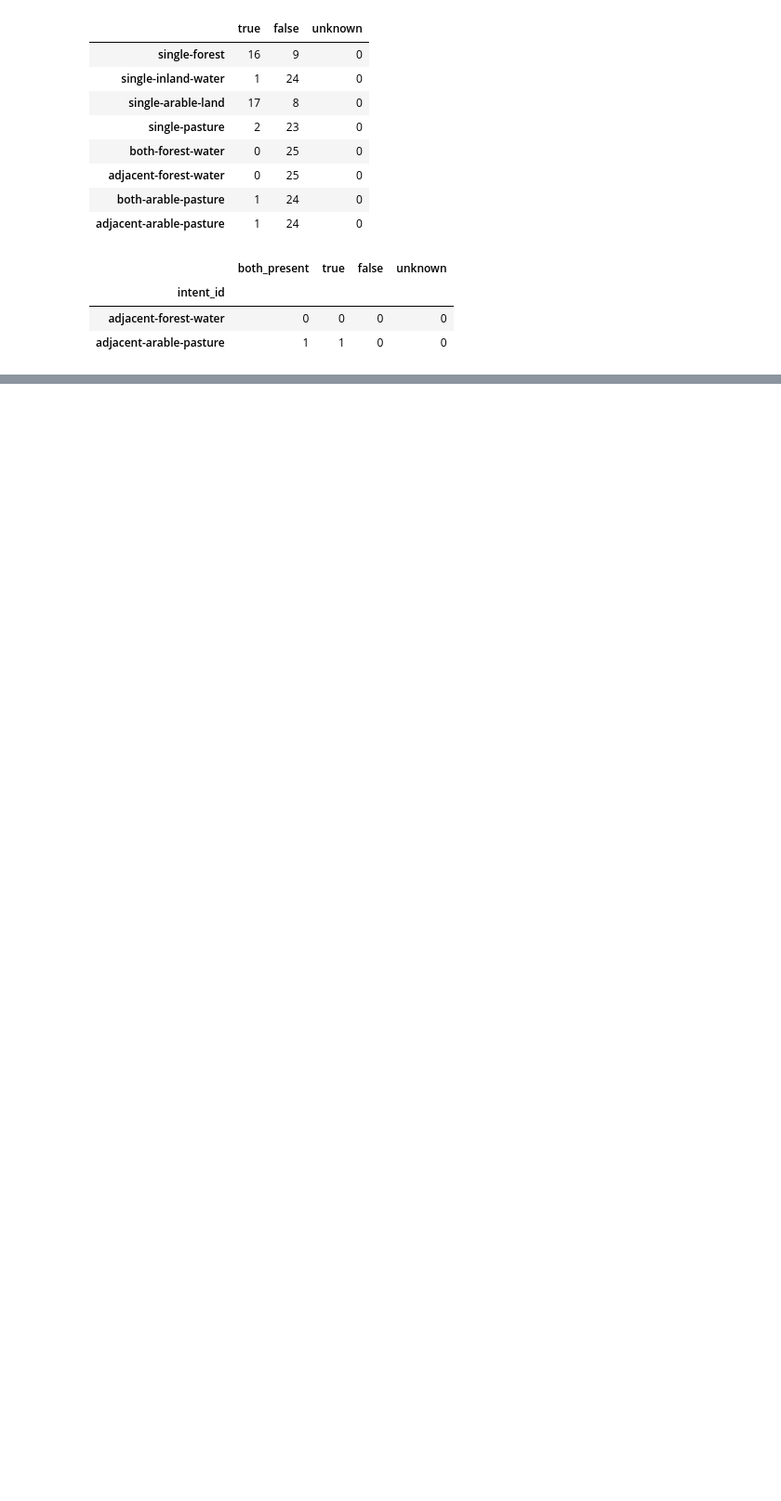
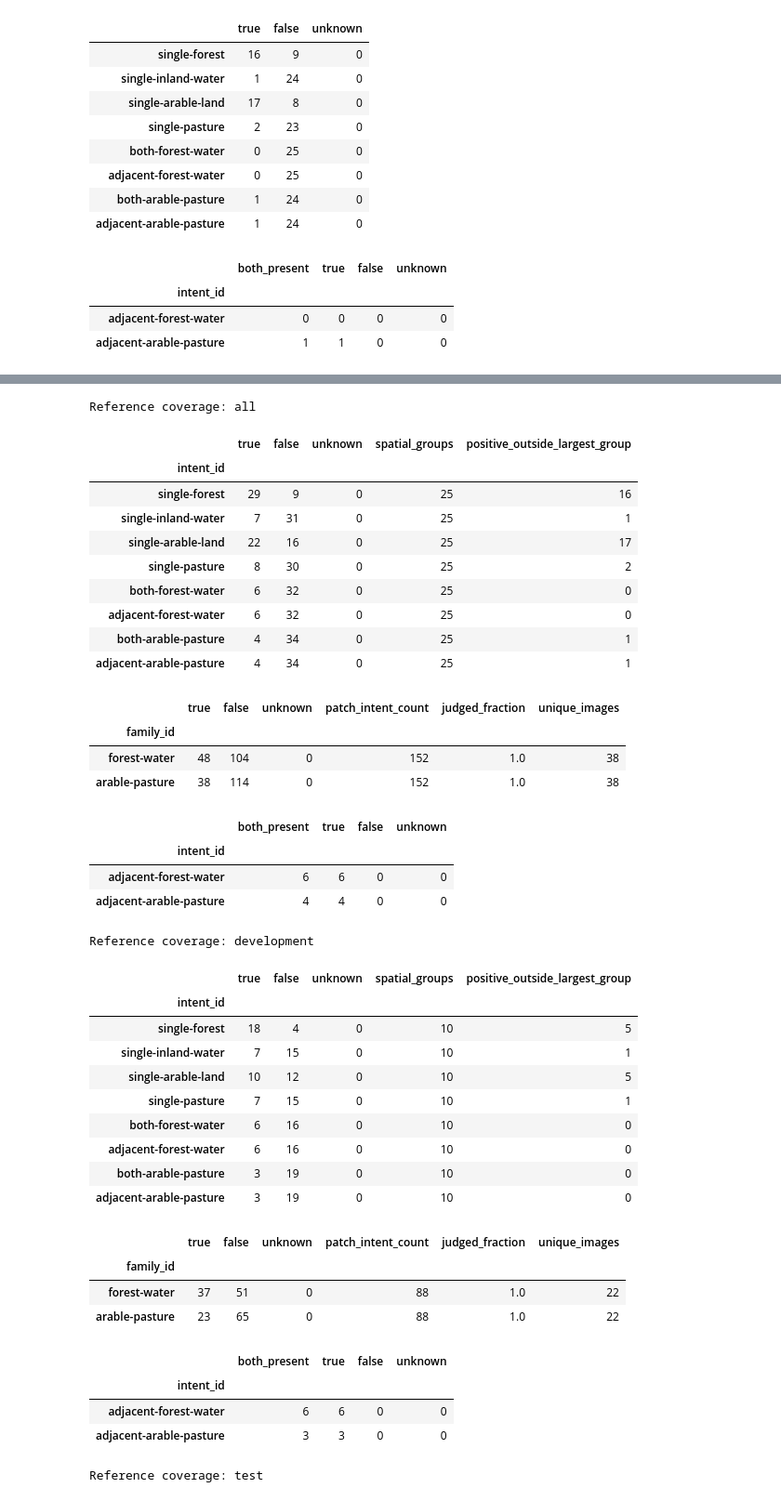
Before and after one commit to manuelmiddendorf/earth-observation, a Jupyter notebook: notebooks/02_benchmark_construction.ipynb, the cells around one changed output, grey strips where cells are left out. Shown at 93% size. Drawn from its saved outputs; the diff is of its cells as text; code cells hidden in the pictures; blank space fills up the shorter version.

```diff
--- a/notebooks/02_benchmark_construction.ipynb
+++ b/notebooks/02_benchmark_construction.ipynb
@@ -1033,0 +1166,70 @@ spatial coverage and new RGB/map visual inspection have been performed.
+# %%
+for split in ["all", "development", "test"]:
+    print(f"Reference coverage: {split}")
+    intent_coverage = pd.DataFrame(completion["coverage"][split]["intent"]).set_index(
+        "intent_id"
+    )
+    display(
+        intent_coverage[
+            [
+                "true",
+                "false",
+                "unknown",
+                "spatial_groups",
+                "positive_outside_largest_group",
+            ]
+        ]
+    )
+    display(
+        pd.DataFrame(completion["coverage"][split]["family"]).set_index("family_id")
+    )
+    relation_coverage = pd.DataFrame(
+        completion["coverage"][split]["relations"]
+    ).set_index("intent_id")
+    display(relation_coverage[["both_present", "true", "false", "unknown"]])
+print("Current freeze blockers:")
+for blocker in completion["freeze_blockers"]:
+    print("-", blocker)
+assert load_benchmark_record(CURRENT_CANDIDATE, ROOT, False)["status"] == (
+    "blocked-not-frozen"
+)
+# %% [output]
+Reference coverage: all
+|  | true | false | unknown | spatial_groups | positive_outside_largest_group |
+| intent_id |  |  |  |  |  |
+| single-forest | 29 | 9 | 0 | 25 | 16 |
+| single-inland-water | 7 | 31 | 0 | 25 | 1 |
+| single-arable-land | 22 | 16 | 0 | 25 | 17 |
+| single-pasture | 8 | 30 | 0 | 25 | 2 |
+| both-forest-water | 6 | 32 | 0 | 25 | 0 |
+| adjacent-forest-water | 6 | 32 | 0 | 25 | 0 |
+| both-arable-pasture | 4 | 34 | 0 | 25 | 1 |
+| adjacent-arable-pasture | 4 | 34 | 0 | 25 | 1 |
+|  | true | false | unknown | patch_intent_count | judged_fraction | unique_images |
+| family_id |  |  |  |  |  |  |
+| forest-water | 48 | 104 | 0 | 152 | 1.0 | 38 |
+| arable-pasture | 38 | 114 | 0 | 152 | 1.0 | 38 |
+|  | both_present | true | false | unknown |
+| intent_id |  |  |  |  |
+| adjacent-forest-water | 6 | 6 | 0 | 0 |
+| adjacent-arable-pasture | 4 | 4 | 0 | 0 |
+Reference coverage: development
+|  | true | false | unknown | spatial_groups | positive_outside_largest_group |
+| intent_id |  |  |  |  |  |
+| single-forest | 18 | 4 | 0 | 10 | 5 |
+| single-inland-water | 7 | 15 | 0 | 10 | 1 |
+| single-arable-land | 10 | 12 | 0 | 10 | 5 |
+| single-pasture | 7 | 15 | 0 | 10 | 1 |
+| both-forest-water | 6 | 16 | 0 | 10 | 0 |
+| adjacent-forest-water | 6 | 16 | 0 | 10 | 0 |
+| both-arable-pasture | 3 | 19 | 0 | 10 | 0 |
+| adjacent-arable-pasture | 3 | 19 | 0 | 10 | 0 |
+|  | true | false | unknown | patch_intent_count | judged_fraction | unique_images |
+| family_id |  |  |  |  |  |  |
+| forest-water | 37 | 51 | 0 | 88 | 1.0 | 22 |
+| arable-pasture | 23 | 65 | 0 | 88 | 1.0 | 22 |
+|  | both_present | true | false | unknown |
+| intent_id |  |  |  |  |
+| adjacent-forest-water | 6 | 6 | 0 | 0 |
+| adjacent-arable-pasture | 3 | 3 | 0 | 0 |
+Reference coverage: test
```
Also changed, not shown: parts of 12 cells of this notebook, 10 other files.
